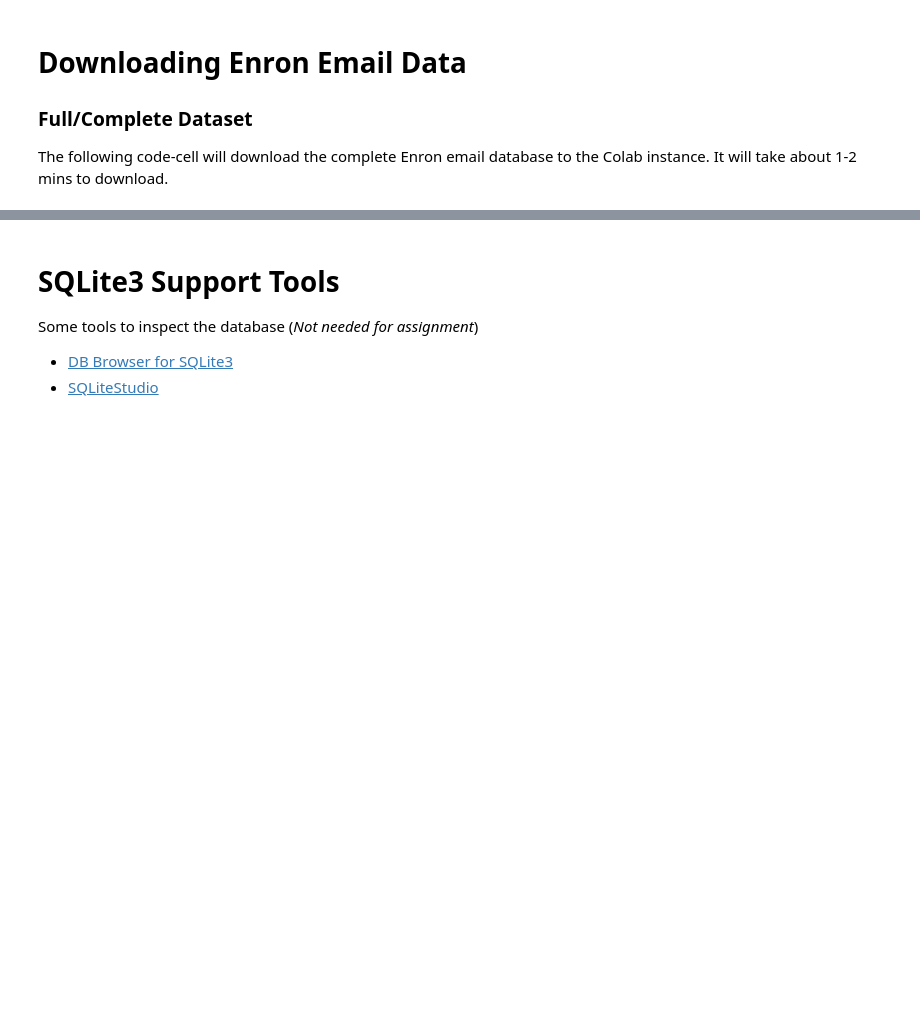
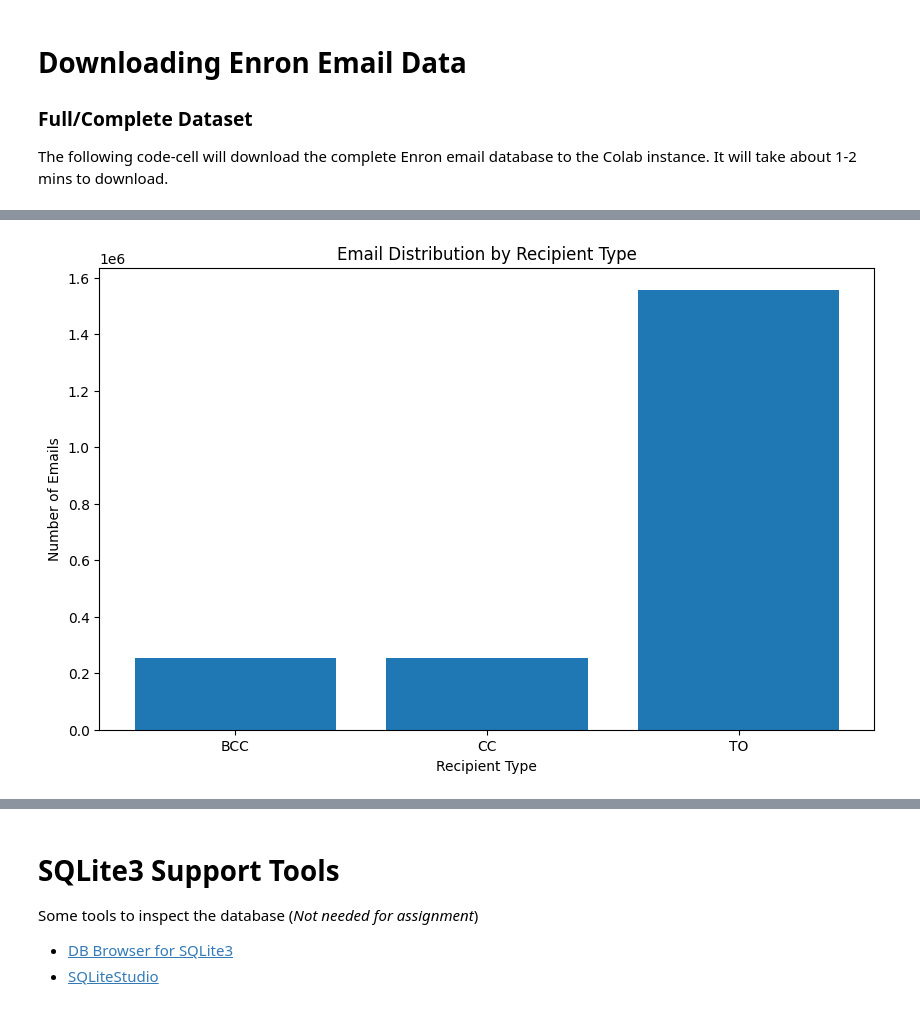
Before and after one commit to chetane/businessreport, a Jupyter notebook: Enron__Data_Business_Report.ipynb, the cells around one changed output, grey strips where cells are left out. Saved outputs shown, nothing was run; the diff lists cells and outputs as text; code cells hidden in the pictures; blank space fills up the shorter version.

```diff
--- a/Enron__Data_Business_Report.ipynb
+++ b/Enron__Data_Business_Report.ipynb
@@ -33,0 +220,10 @@ cur = conn.cursor()
+# %%
+# Create a stacked bar chart
+plt.figure(figsize=(10, 6))
+plt.bar(df_recipient_type['rtype'], df_recipient_type['count'])
+plt.xlabel('Recipient Type')
+plt.ylabel('Number of Emails')
+plt.title('Email Distribution by Recipient Type')
+plt.show()
+# %% [output]
+[figure, added]
```
Also changed, not shown: parts of 28 cells of this notebook.
